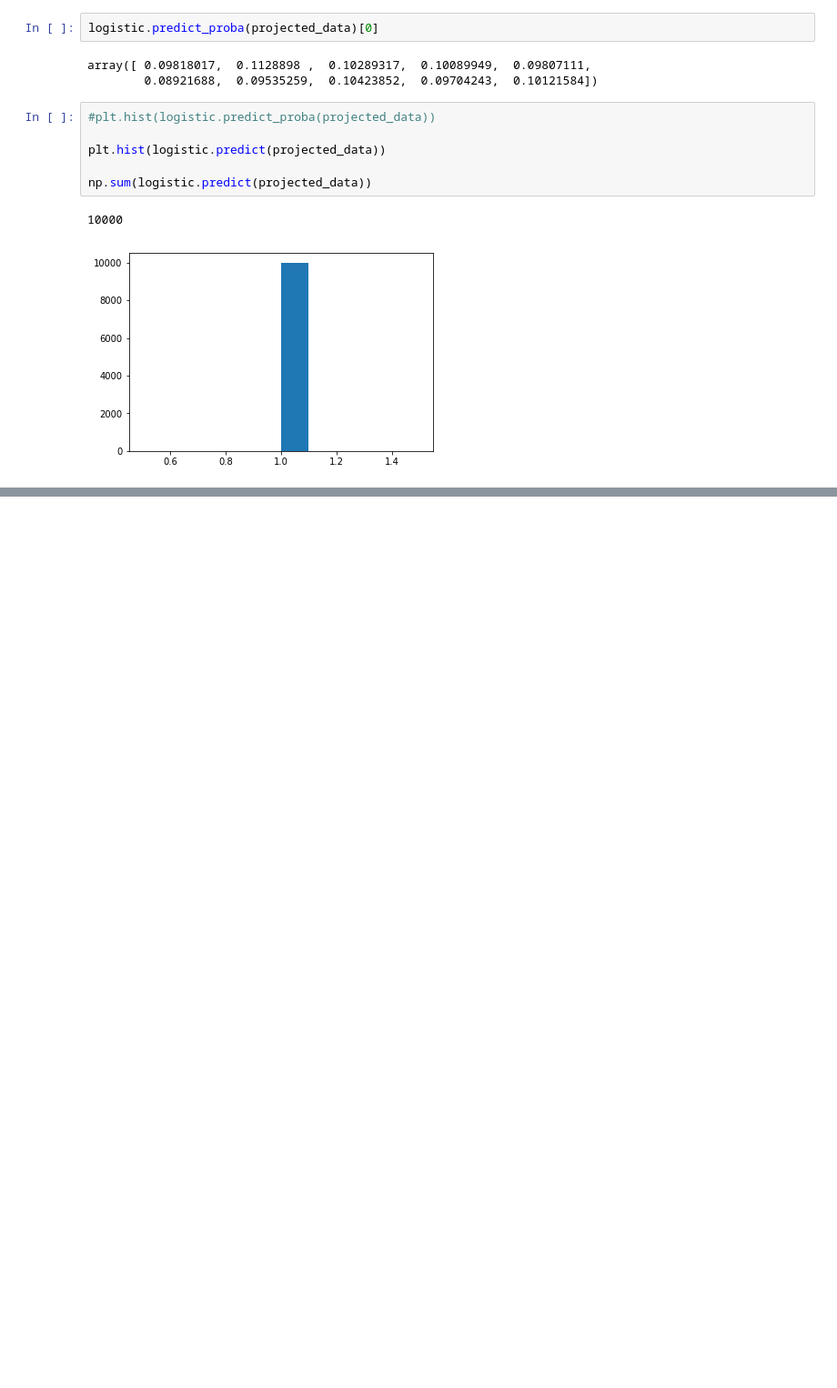
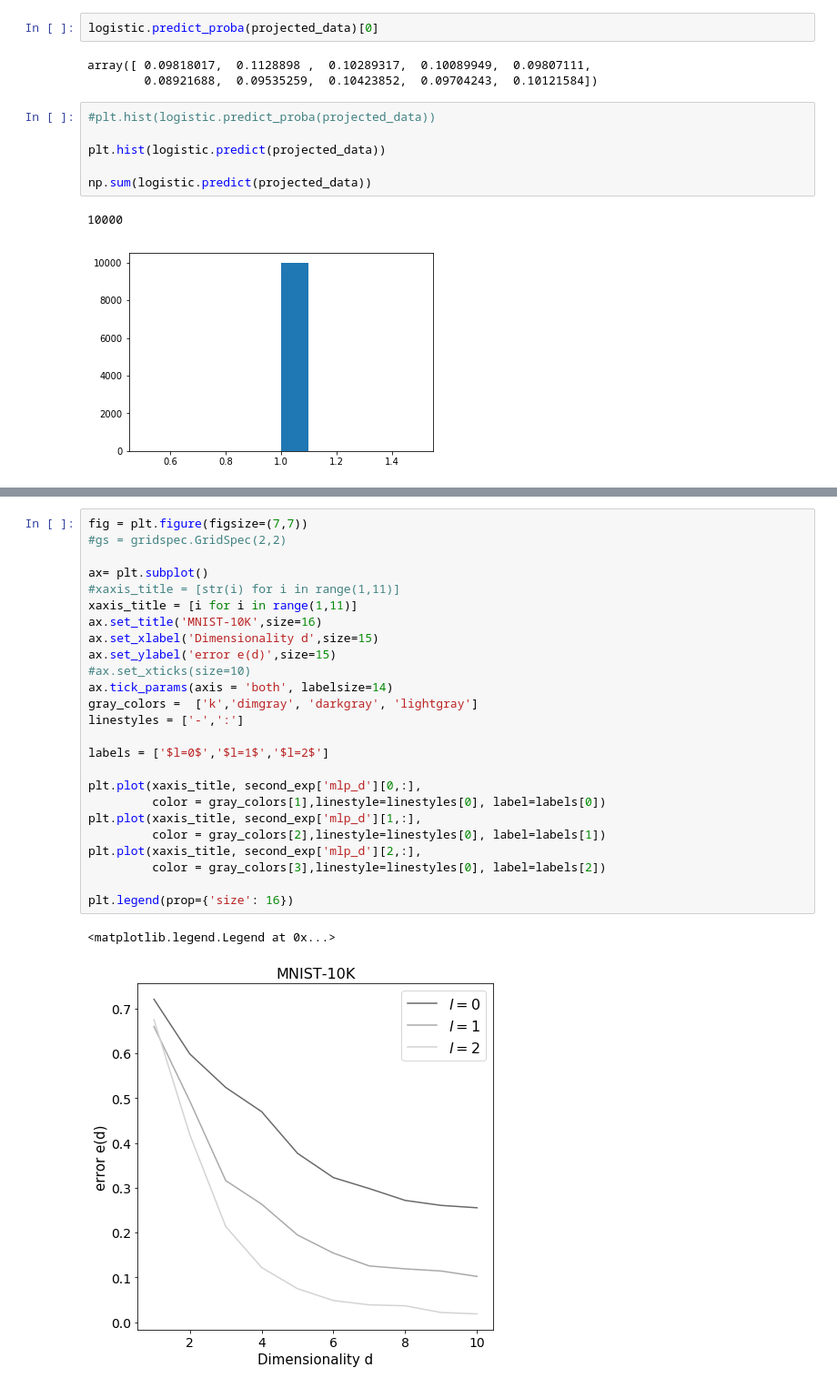
Before and after one commit to FDSMlhn/STAT538, a Jupyter notebook: reviews/Kernel analysis of deep network.ipynb, the cells around one changed output, grey strips where cells are left out. Shown at 91% size. Drawn from its saved outputs; the diff is of its cells as text; blank space fills up the shorter version.

```diff
--- a/reviews/Kernel analysis of deep network.ipynb
+++ b/reviews/Kernel analysis of deep network.ipynb
@@ -409,0 +1651,28 @@ KeyboardInterrupt:
+# %%
+fig = plt.figure(figsize=(7,7))
+#gs = gridspec.GridSpec(2,2)
+
+ax= plt.subplot()
+#xaxis_title = [str(i) for i in range(1,11)]
+xaxis_title = [i for i in range(1,11)]
+ax.set_title('MNIST-10K',size=16)
+ax.set_xlabel('Dimensionality d',size=15)
+ax.set_ylabel('error e(d)',size=15)
+#ax.set_xticks(size=10)
+ax.tick_params(axis = 'both', labelsize=14)
+gray_colors =  ['k','dimgray', 'darkgray', 'lightgray']
+linestyles = ['-',':']
+
+labels = ['$l=0$','$l=1$','$l=2$']
+
+plt.plot(xaxis_title, second_exp['mlp_d'][0,:],
+         color = gray_colors[1],linestyle=linestyles[0], label=labels[0])
+plt.plot(xaxis_title, second_exp['mlp_d'][1,:],
+         color = gray_colors[2],linestyle=linestyles[0], label=labels[1])
+plt.plot(xaxis_title, second_exp['mlp_d'][2,:],
+         color = gray_colors[3],linestyle=linestyles[0], label=labels[2])
+
+plt.legend(prop={'size': 16})
+# %% [output]
+<matplotlib.legend.Legend at 0x...>
+[figure, added]
```
Also changed, not shown: parts of 39 cells of this notebook, 2 other files.
